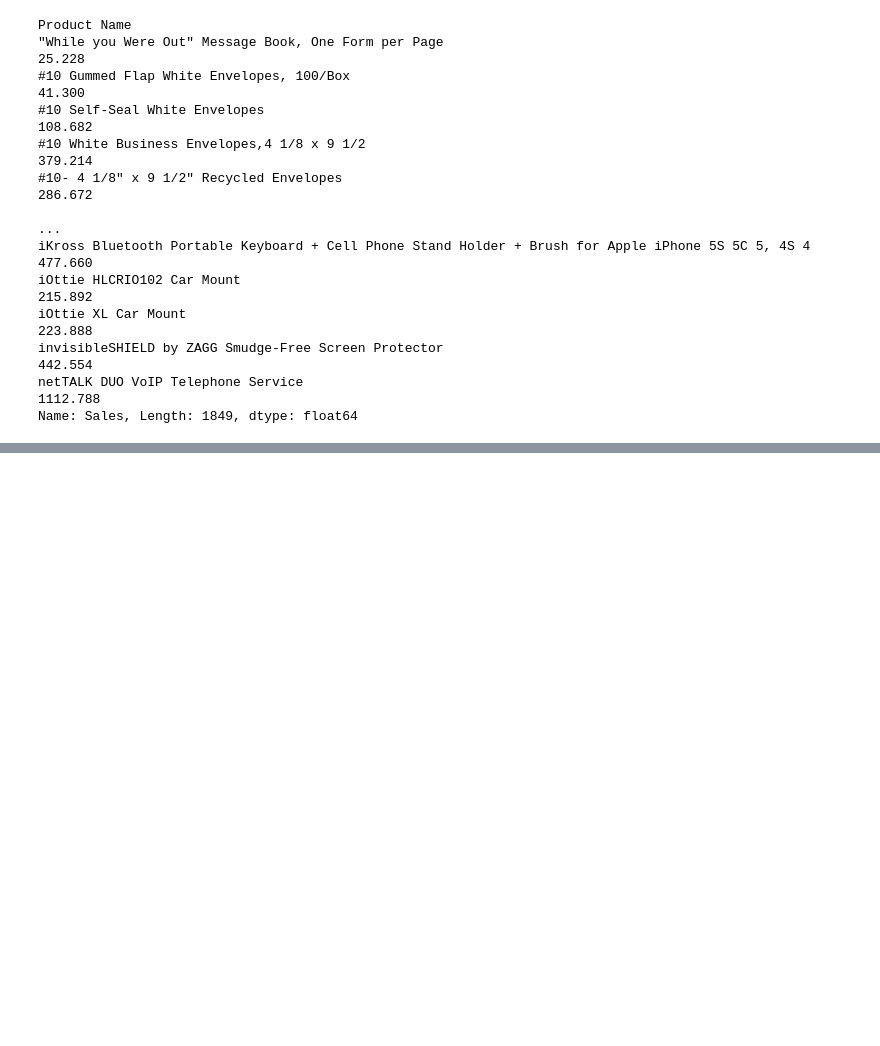
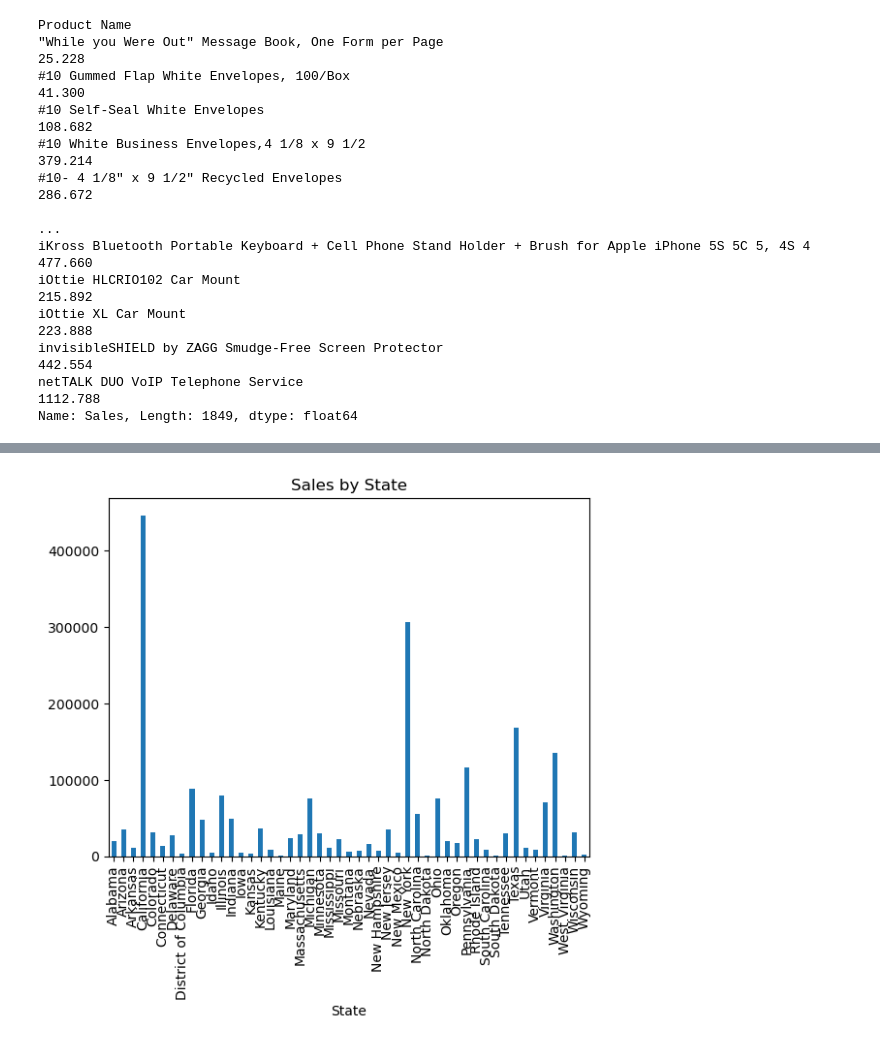
Before and after one commit to Jaul04/Python-Projects, a Jupyter notebook: Project 4.ipynb, the cells around one changed output, grey strips where cells are left out. Cells and saved outputs as stored; diff of their text form; code cells hidden in the pictures; blank space fills up the shorter version.

```diff
--- a/Project 4.ipynb
+++ b/Project 4.ipynb
@@ -80,0 +97,6 @@ print(data[['Sales','Profit','Category','City']].head())
+# %%
+data.groupby('State')['Sales'].sum().plot(kind='bar')
+plt.title("Sales by State")
+plt.show()
+# %% [output]
+[figure, added]
```
Also changed, not shown: parts of 11 cells of this notebook.
